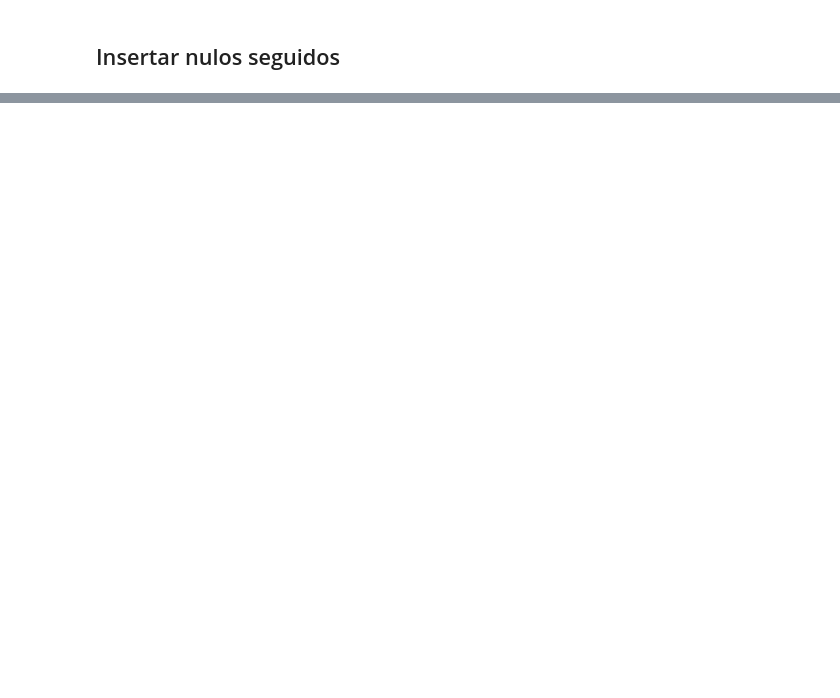
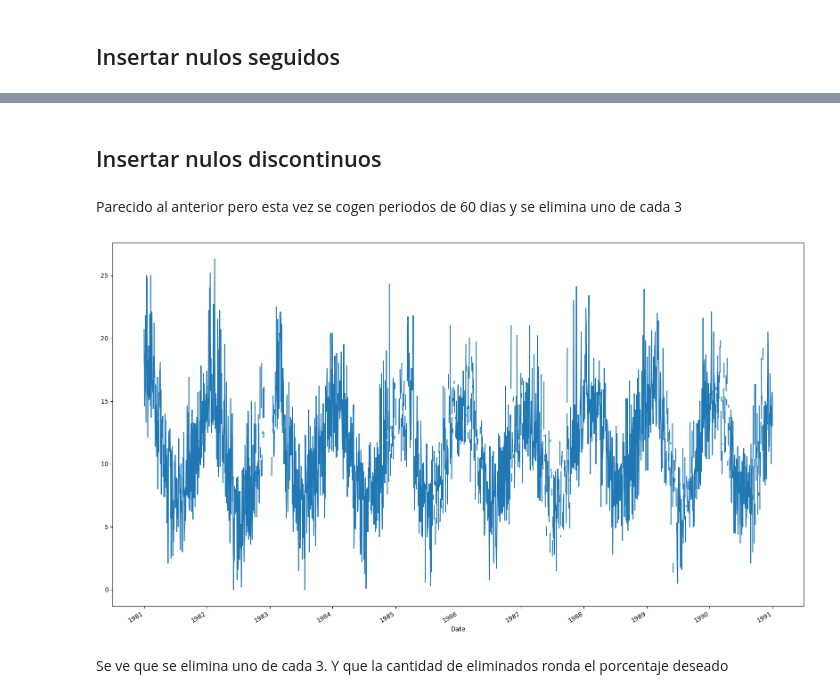
Before and after one commit to amangelluis/WorkspaceTFG, a Jupyter notebook: code/create_missing_values.ipynb, the cells around one changed output, grey strips where cells are left out. Drawn from its saved outputs; the diff is of its cells as text; code cells hidden in the pictures; blank space fills up the shorter version.

```diff
--- a/code/create_missing_values.ipynb
+++ b/code/create_missing_values.ipynb
@@ -178,0 +160,26 @@ np.datetime64('1985-01-05T00:00:00.000000000')
+# %% [markdown]
+## Insertar nulos discontinuos
+# %% [markdown]
+Parecido al anterior pero esta vez se cogen periodos de 60 dias y se elimina uno de cada 3
+# %%
+np.random.seed(27) # para tener resultados repetibles
+porcentaje = 0.1
+divisiones = 0.05
+
+serie_nulos_discontinuos = series.copy()
+
+n_eliminar = int(len(series) * porcentaje)
+
+indices_a_eliminar = np.random.choice(series.index, size=round(n_eliminar*divisiones), replace=False)
+
+for i in range (0, len(indices_a_eliminar)):
+    inicio = serie_nulos_discontinuos.index.get_loc(indices_a_eliminar[i])
+    final = serie_nulos_discontinuos.index.get_loc(indices_a_eliminar[i])+int(1/divisiones)*3+7
+    for j in range(inicio,final,3):
+        serie_nulos_discontinuos.iloc[j] = np.nan
+serie_nulos_discontinuos.plot(figsize=(20,12))
+plt.show()
+# %% [output]
+[figure, added]
+# %% [markdown]
+Se ve que se elimina uno de cada 3. Y que la cantidad de eliminados ronda el porcentaje deseado
```
Also changed, not shown: parts of 24 cells of this notebook.
